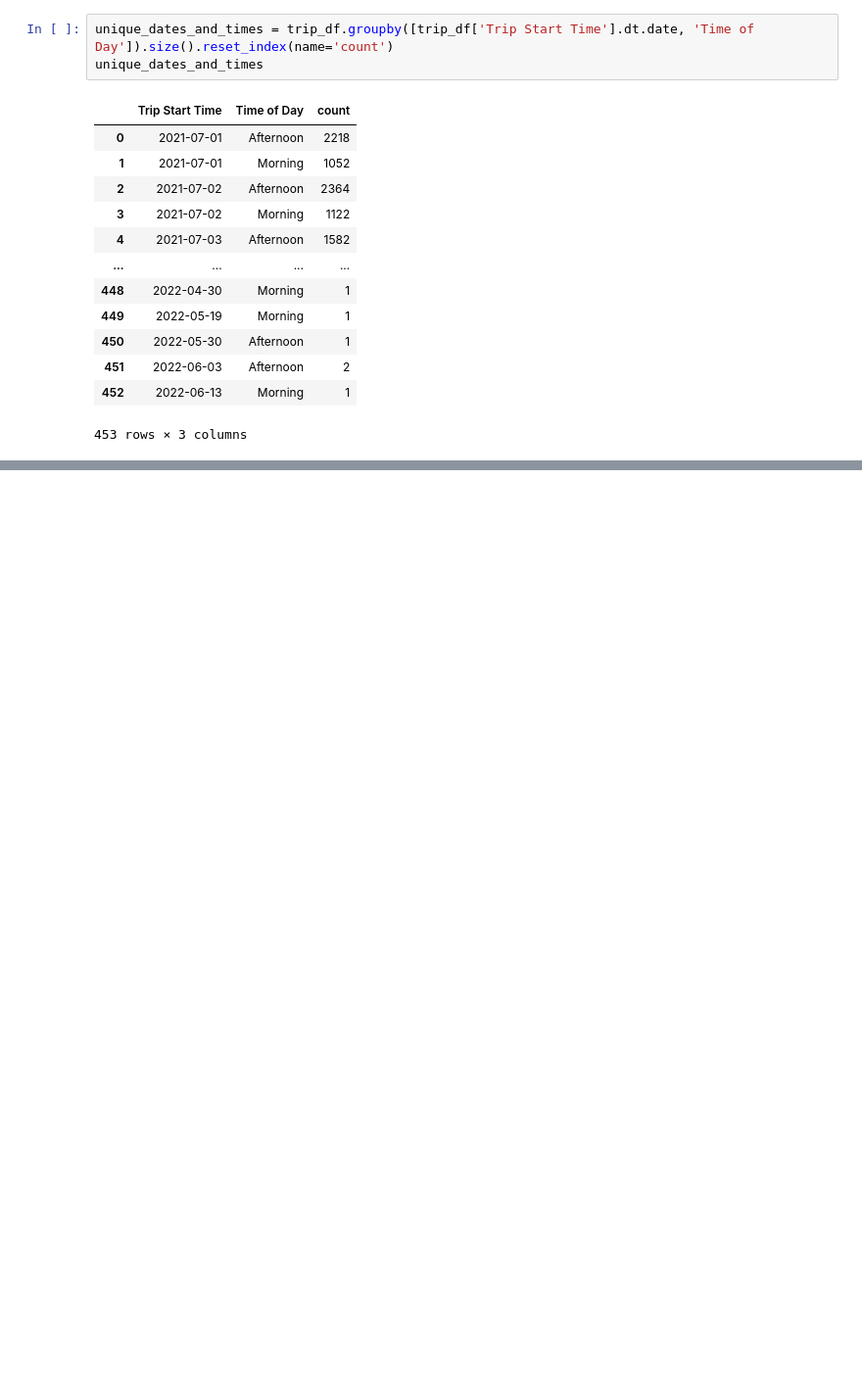
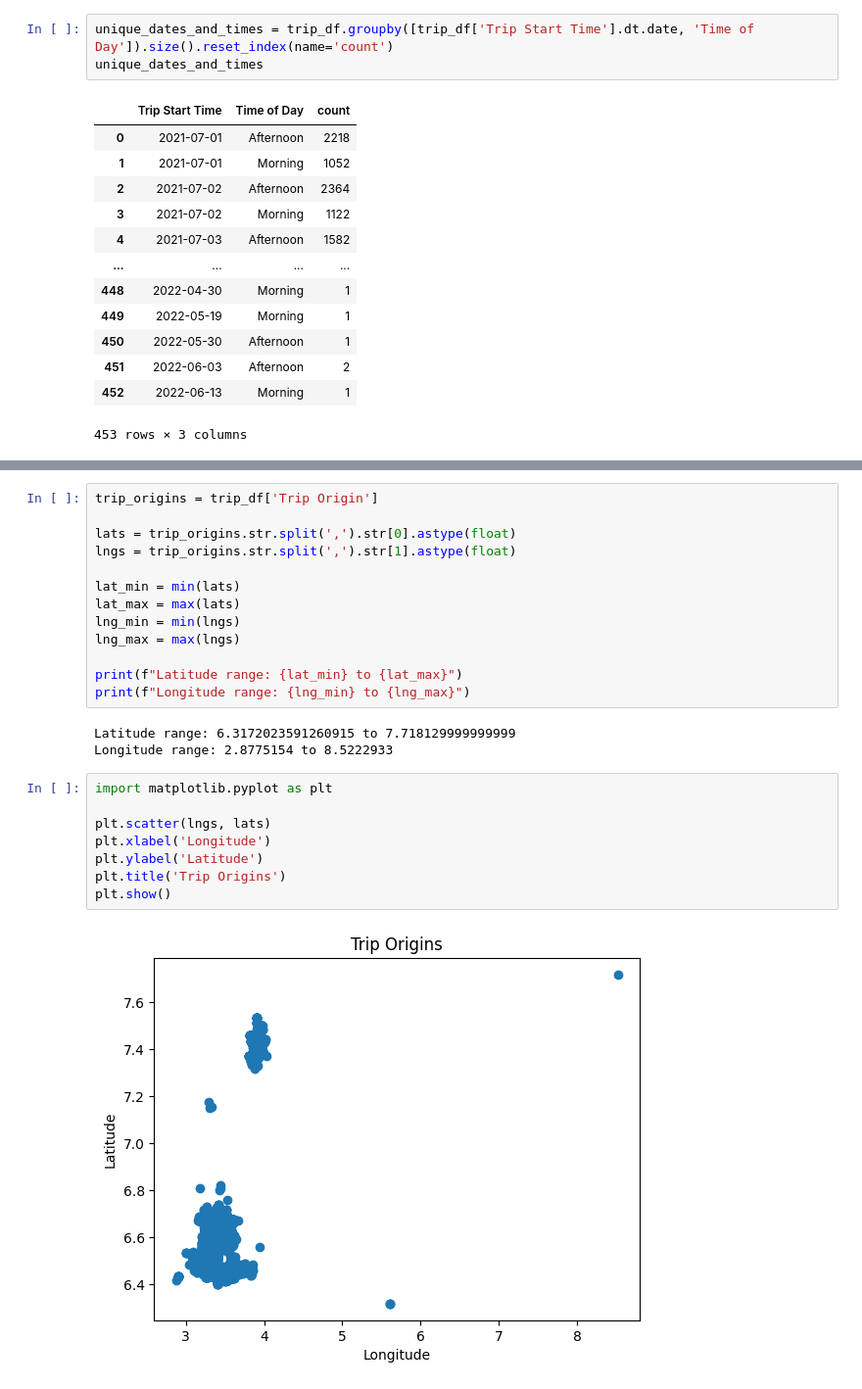
Before and after one commit to gelifatsy/LogisticOptimization_CausalInference, a Jupyter notebook: notebook/weather_API.ipynb, the cells around one changed output, grey strips where cells are left out. Shown: that part at 98% size. Drawn from its saved outputs; the diff is of its cells as text; blank space fills up the shorter version.

```diff
--- a/notebook/weather_API.ipynb
+++ b/notebook/weather_API.ipynb
@@ -60,0 +86,26 @@ Weather
+# %%
+trip_origins = trip_df['Trip Origin']
+
+lats = trip_origins.str.split(',').str[0].astype(float)
+lngs = trip_origins.str.split(',').str[1].astype(float)
+
+lat_min = min(lats)
+lat_max = max(lats)
+lng_min = min(lngs)
+lng_max = max(lngs)
+
+print(f"Latitude range: {lat_min} to {lat_max}")
+print(f"Longitude range: {lng_min} to {lng_max}")
+# %% [output]
+Latitude range: 6.3172023591260915 to 7.718129999999999
+Longitude range: 2.8775154 to 8.5222933
+# %%
+import matplotlib.pyplot as plt
+
+plt.scatter(lngs, lats)
+plt.xlabel('Longitude')
+plt.ylabel('Latitude')
+plt.title('Trip Origins')
+plt.show()
+# %% [output]
+[figure, added]
```
Also changed, not shown: parts of 10 cells of this notebook.
